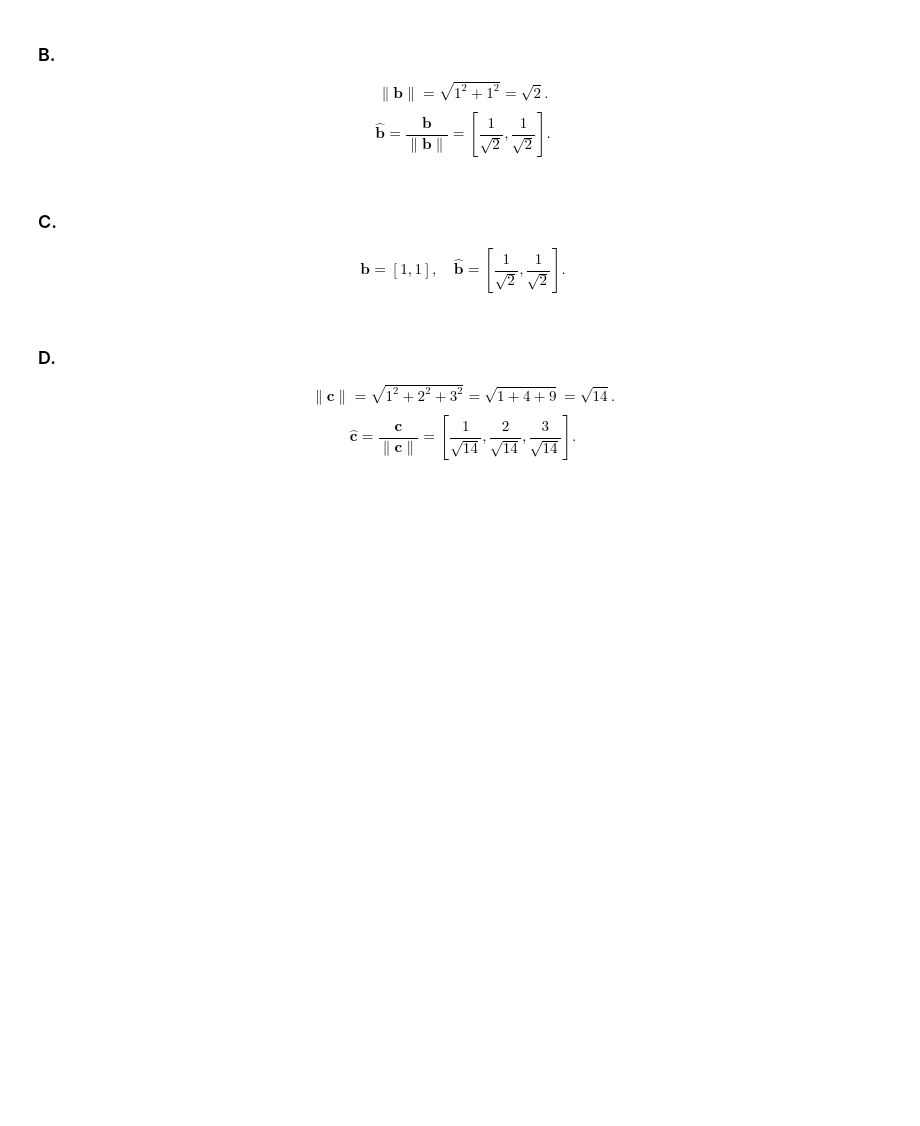
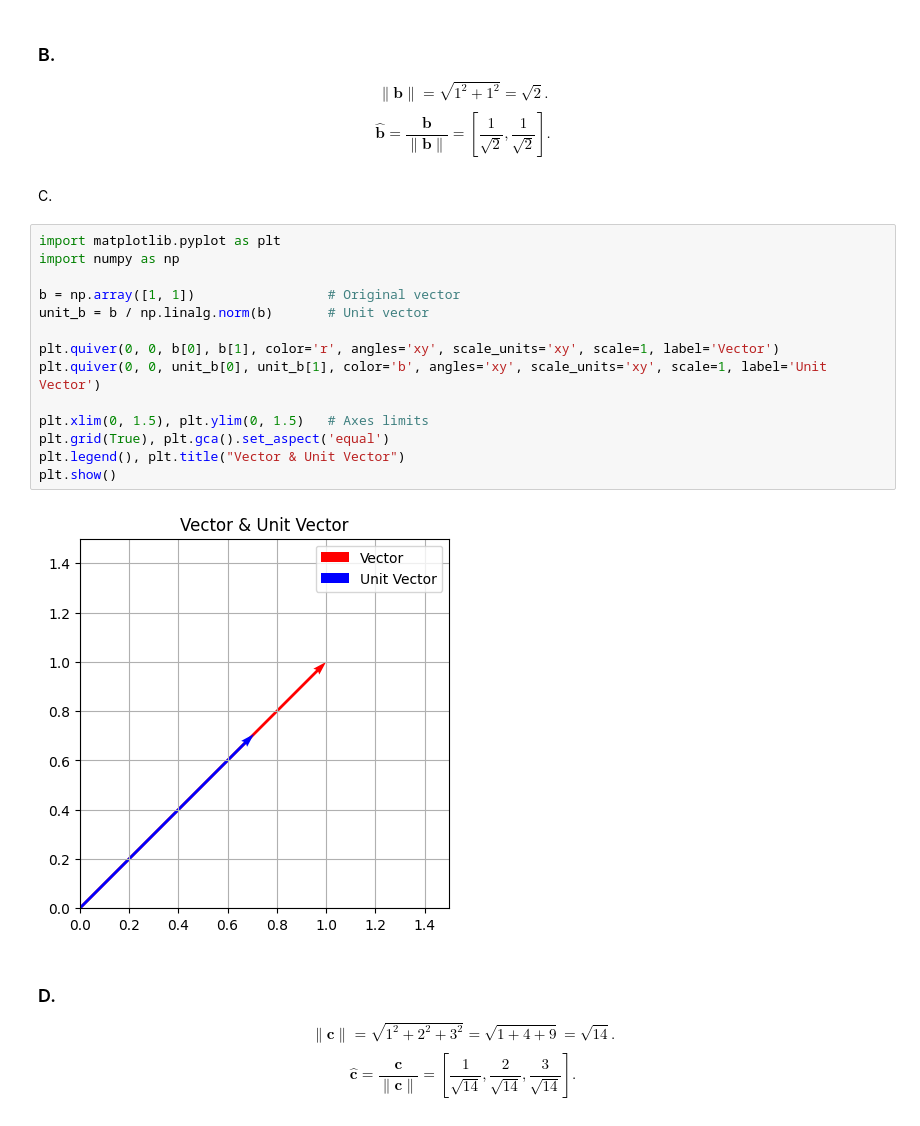
Before and after one commit to furk4nbaser1/Math-2024-25-Winter, a Jupyter notebook: Notebooks_EN/01_Linear_Algebra/03_Vectors/LA_Vectors_introduction.ipynb, the cells around one changed output. Saved outputs shown, nothing was run; the diff lists cells and outputs as text; blank space fills up the shorter version.

```diff
--- a/Notebooks_EN/01_Linear_Algebra/03_Vectors/LA_Vectors_introduction.ipynb
+++ b/Notebooks_EN/01_Linear_Algebra/03_Vectors/LA_Vectors_introduction.ipynb
@@ -201,11 +201,24 @@ $$
 $$
 \mathbf{\hat{b}} = \frac{\mathbf{b}}{\|\mathbf{b}\|} = \left[\frac{1}{\sqrt{2}}, \frac{1}{\sqrt{2}}\right].
 $$
-# %% [markdown]
-### C.
-$$
-\mathbf{b} = [1, 1], \quad \mathbf{\hat{b}} = \left[\frac{1}{\sqrt{2}}, \frac{1}{\sqrt{2}}\right].
-$$
+# %% [markdown]
+C.
+# %%
+import matplotlib.pyplot as plt
+import numpy as np
+
+b = np.array([1, 1])                 # Original vector
+unit_b = b / np.linalg.norm(b)       # Unit vector
+
+plt.quiver(0, 0, b[0], b[1], color='r', angles='xy', scale_units='xy', scale=1, label='Vector')
+plt.quiver(0, 0, unit_b[0], unit_b[1], color='b', angles='xy', scale_units='xy', scale=1, label='Unit Vector')
+
+plt.xlim(0, 1.5), plt.ylim(0, 1.5)   # Axes limits
+plt.grid(True), plt.gca().set_aspect('equal')
+plt.legend(), plt.title("Vector & Unit Vector")
+plt.show()
+# %% [output]
+[figure, added]
 # %% [markdown]
 ### D.
 $$
```
